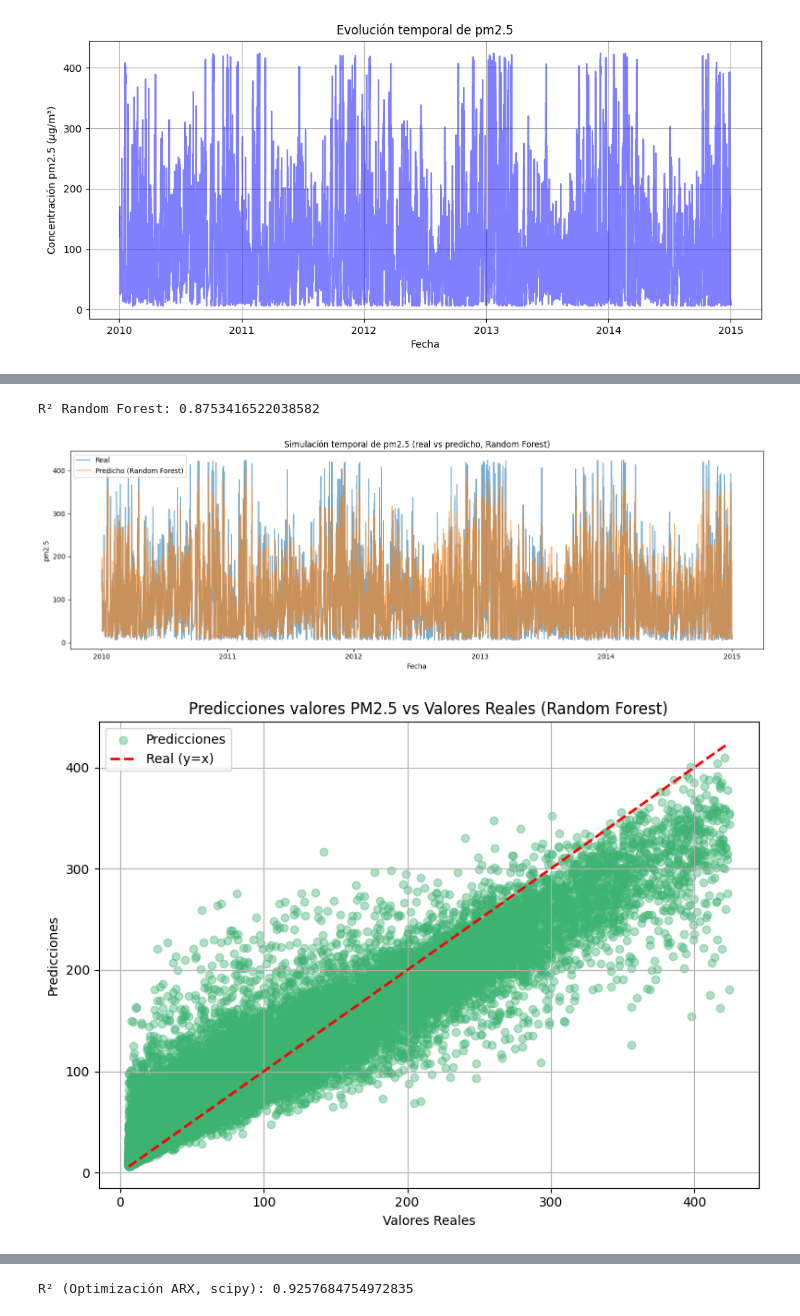
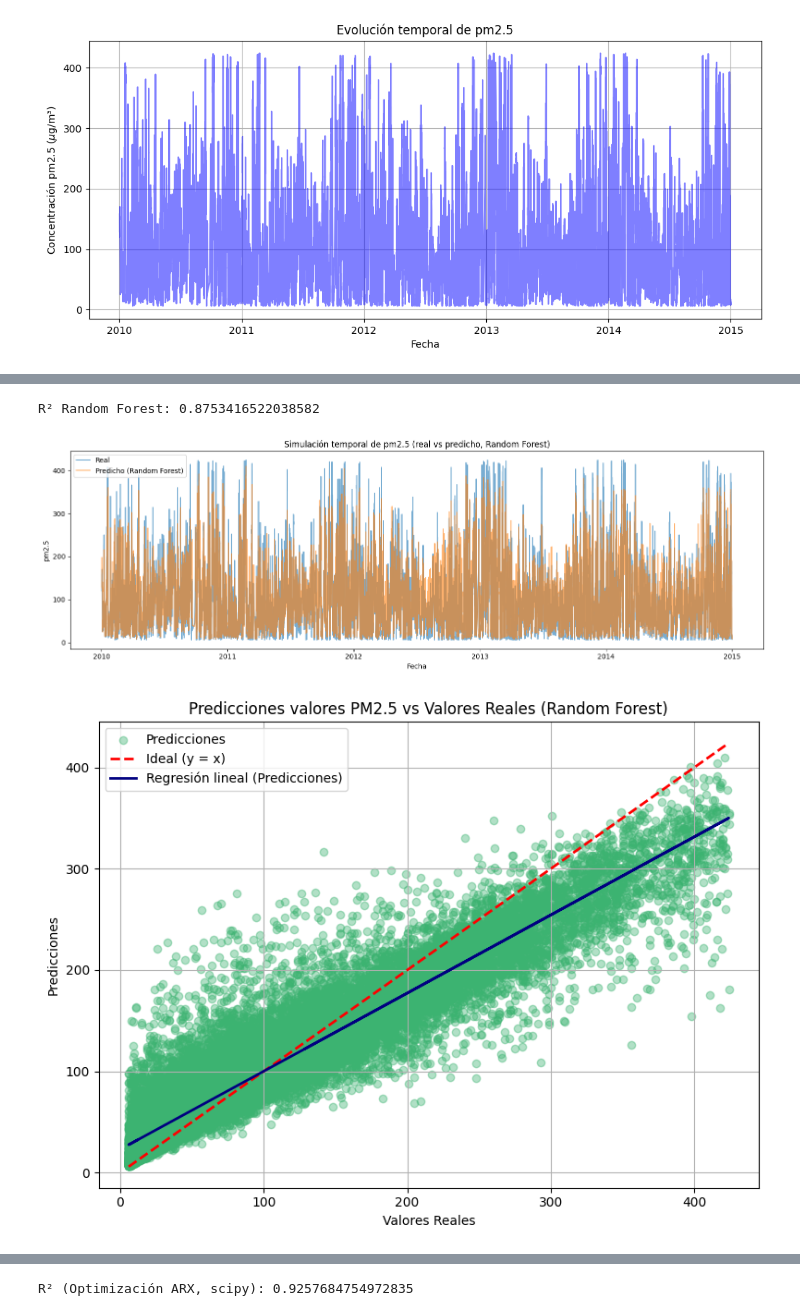
Before and after one commit to binyamin8914/desarrollo-nodo, a Jupyter notebook: Ev2_Programación_Científica.ipynb, the cells around one changed output, grey strips where cells are left out. Cells and saved outputs as stored; diff of their text form; code cells hidden in the pictures.

```diff
--- a/Ev2_Programación_Científica.ipynb
+++ b/Ev2_Programación_Científica.ipynb
@@ -174,36 +178,41 @@ plt.plot(df_clean['datetime'], y_pred_rf, label='Predicho (Random Forest)', alph
 plt.xlabel('Fecha')
 plt.ylabel('pm2.5')
 plt.title('Simulación temporal de pm2.5 (real vs predicho, Random Forest)')
 plt.legend()
 plt.tight_layout()
 plt.show()
 
-# Scatter plot real vs predicho (Random Forest)
+# Scatter plot real vs predicho (Random Forest) con regresión lineal
 plt.figure(figsize=(8,6))
 plt.scatter(y, y_pred_rf, color='mediumseagreen', alpha=0.4, label="Predicciones")
-plt.plot([y.min(), y.max()], [y.min(), y.max()], 'r--', lw=2, label="Real (y=x)")
+plt.plot([y.min(), y.max()], [y.min(), y.max()], 'r--', lw=2, label="Ideal (y = x)")
+
+# Ajuste de regresión lineal entre los valores reales y los predichos
+m_rf, b_rf = np.polyfit(y, y_pred_rf, 1)
+plt.plot(y, m_rf*y + b_rf, color='navy', lw=2, label='Regresión lineal (Predicciones)')
+
 plt.xlabel("Valores Reales")
 plt.ylabel("Predicciones")
 plt.title("Predicciones valores PM2.5 vs Valores Reales (Random Forest)")
 plt.legend()
 plt.grid()
 plt.tight_layout()
 plt.show()
 
 # Importancia de variables
 importancias = rf.feature_importances_
 indices = np.argsort(importancias)[::-1]
 plt.figure(figsize=(8,5))
 plt.bar(range(len(variables_indep)), importancias[indices], color='deepskyblue')
 plt.xticks(range(len(variables_indep)), [variables_indep[i] for i in indices], rotation=45)
 plt.ylabel("Importancia")
 plt.title("Importancia de las variables (Random Forest)")
 plt.tight_layout()
 plt.show()
 # %% [output]
 R² Random Forest: 0.8753416522038582
 [figure]
-[figure, old version]
+[figure, new version]
 [figure]
 # %%
 # 5. OPTIMIZACIÓN DEL MODELO ARX (REGRESIÓN CON MEMORIA TEMPORAL) CON SCIPY.MINIMIZE
```
Also changed, not shown: parts of 3 cells of this notebook.
